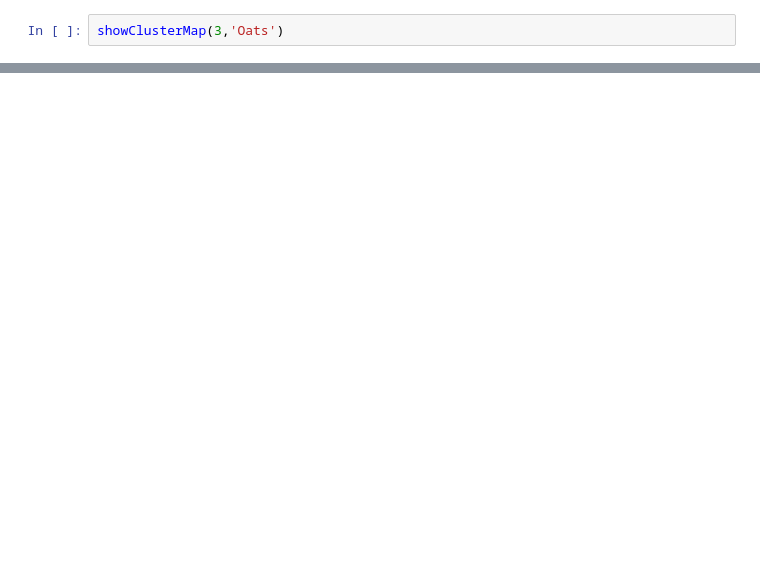
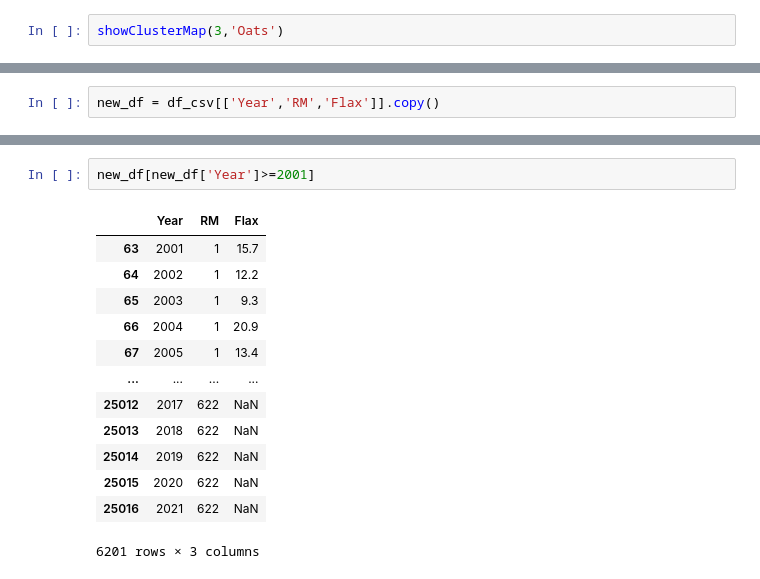
Before and after one commit to sherill2019/Palette_Assignment, a Jupyter notebook: Project/Project2.ipynb, the cells around one changed output, grey strips where cells are left out. Saved outputs shown, nothing was run; the diff lists cells and outputs as text; blank space fills up the shorter version.

```diff
--- a/Project/Project2.ipynb
+++ b/Project/Project2.ipynb
@@ -320,0 +390,2 @@ showClusterMap(3,'Oats')
+# %%
+new_df = df_csv[['Year','RM','Flax']].copy()
@@ -320,0 +440,16 @@ showClusterMap(3,'Oats')
+# %%
+new_df[new_df['Year']>=2001]
+# %% [output]
+|  | Year | RM | Flax |
+| 63 | 2001 | 1 | 15.7 |
+| 64 | 2002 | 1 | 12.2 |
+| 65 | 2003 | 1 | 9.3 |
+| 66 | 2004 | 1 | 20.9 |
+| 67 | 2005 | 1 | 13.4 |
+| ... | ... | ... | ... |
+| 25012 | 2017 | 622 | NaN |
+| 25013 | 2018 | 622 | NaN |
+| 25014 | 2019 | 622 | NaN |
+| 25015 | 2020 | 622 | NaN |
+| 25016 | 2021 | 622 | NaN |
+6201 rows × 3 columns
```
Also changed, not shown: parts of 34 cells of this notebook.
